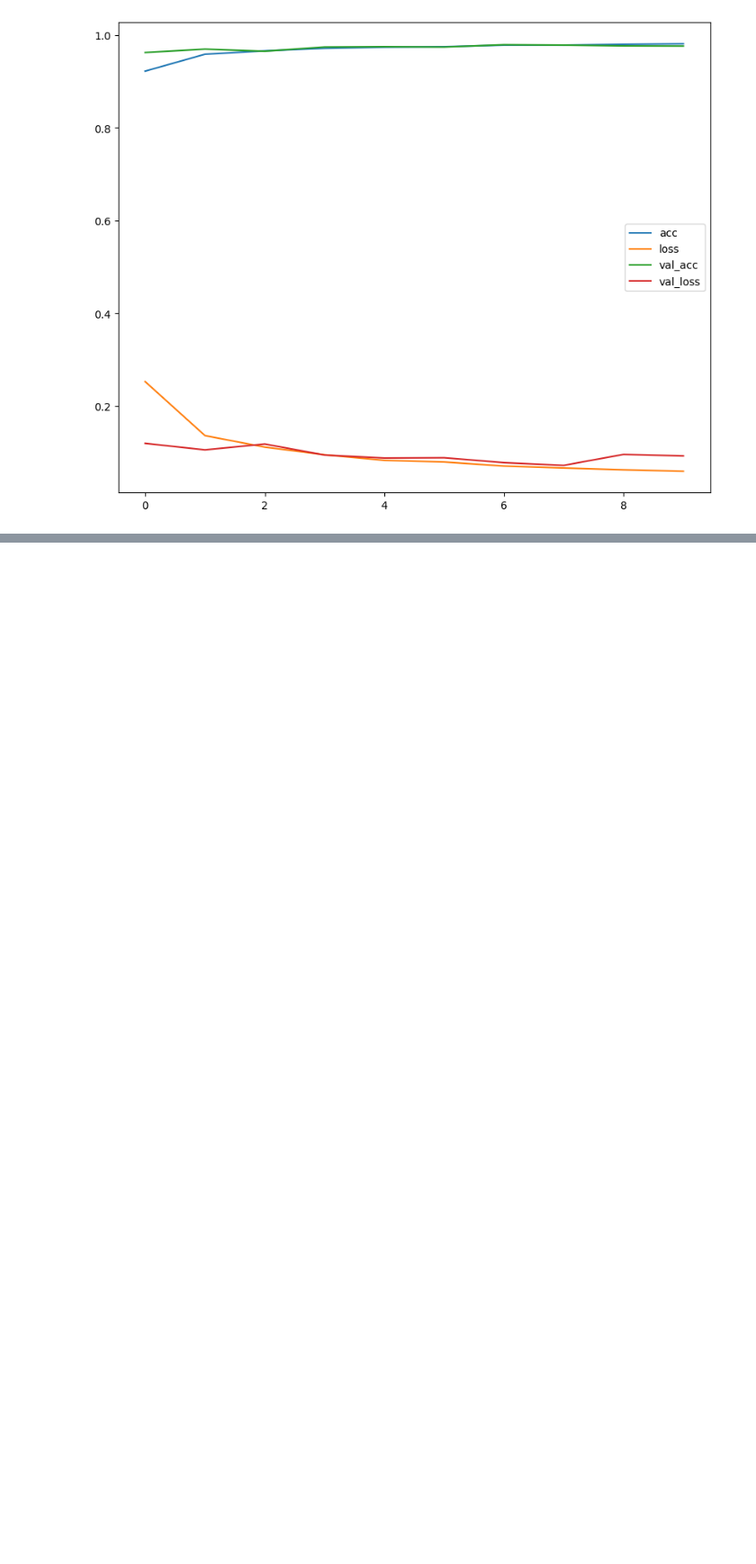
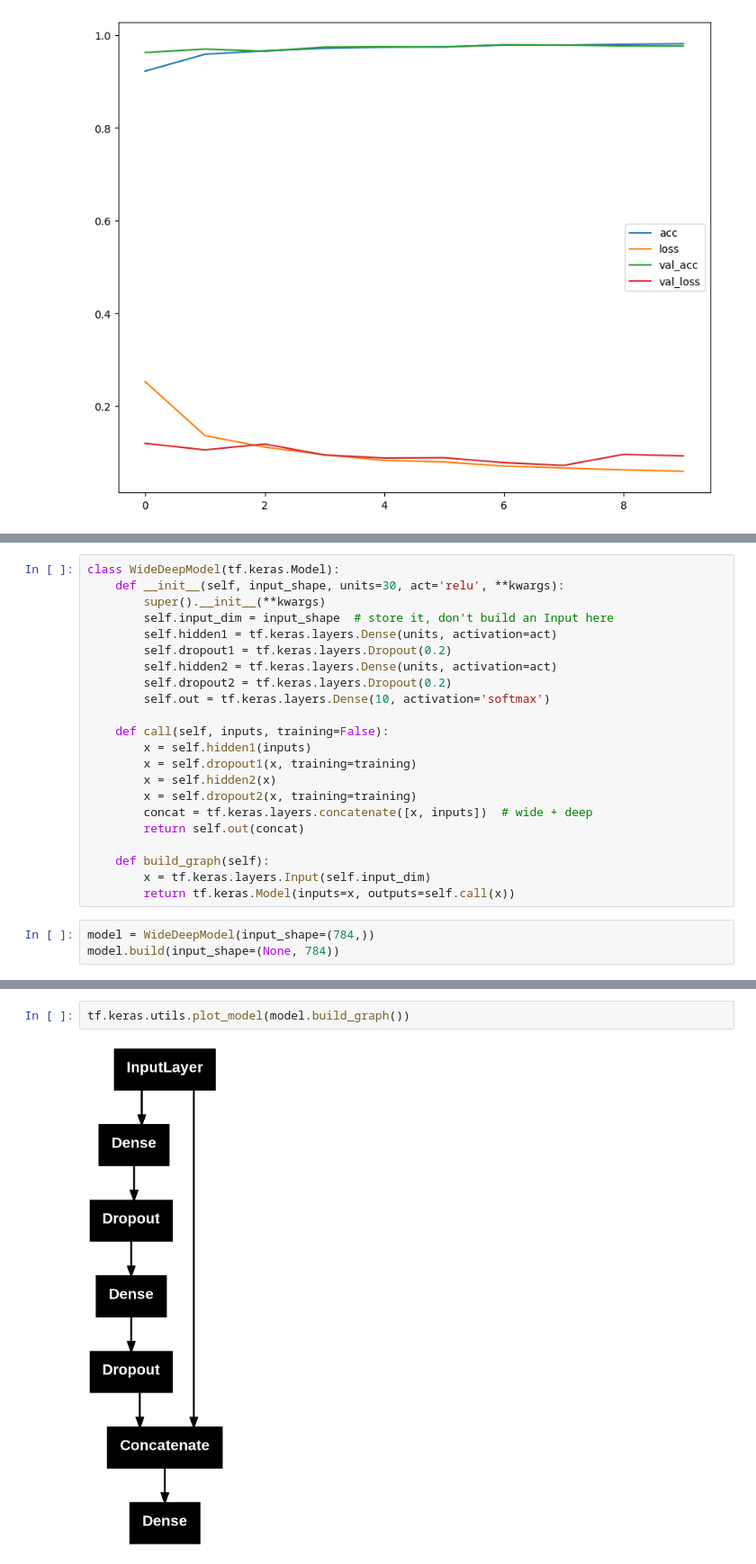
Before and after one commit to toedue/Python-for-Data-Science-and-Machine-Learning, a Jupyter notebook: Python_for_Data_Science_and_Machine_Learning.ipynb, the cells around one changed output, grey strips where cells are left out. Shown at 90% size. Saved outputs shown, nothing was run; the diff lists cells and outputs as text; blank space fills up the shorter version.

```diff
--- a/Python_for_Data_Science_and_Machine_Learning.ipynb
+++ b/Python_for_Data_Science_and_Machine_Learning.ipynb
@@ -852,0 +855,25 @@ df.plot(figsize=(10,8))
+# %%
+class WideDeepModel(tf.keras.Model):
+    def __init__(self, input_shape, units=30, act='relu', **kwargs):
+        super().__init__(**kwargs)
+        self.input_dim = input_shape  # store it, don't build an Input here
+        self.hidden1 = tf.keras.layers.Dense(units, activation=act)
+        self.dropout1 = tf.keras.layers.Dropout(0.2)
+        self.hidden2 = tf.keras.layers.Dense(units, activation=act)
+        self.dropout2 = tf.keras.layers.Dropout(0.2)
+        self.out = tf.keras.layers.Dense(10, activation='softmax')
+
+    def call(self, inputs, training=False):
+        x = self.hidden1(inputs)
+        x = self.dropout1(x, training=training)
+        x = self.hidden2(x)
+        x = self.dropout2(x, training=training)
+        concat = tf.keras.layers.concatenate([x, inputs])  # wide + deep
+        return self.out(concat)
+
+    def build_graph(self):
+        x = tf.keras.layers.Input(self.input_dim)
+        return tf.keras.Model(inputs=x, outputs=self.call(x))
+# %%
+model = WideDeepModel(input_shape=(784,))
+model.build(input_shape=(None, 784))
@@ -852,0 +900,4 @@ df.plot(figsize=(10,8))
+# %%
+tf.keras.utils.plot_model(model.build_graph())
+# %% [output]
+[figure, added]
```
Also changed, not shown: parts of 5 cells of this notebook.
